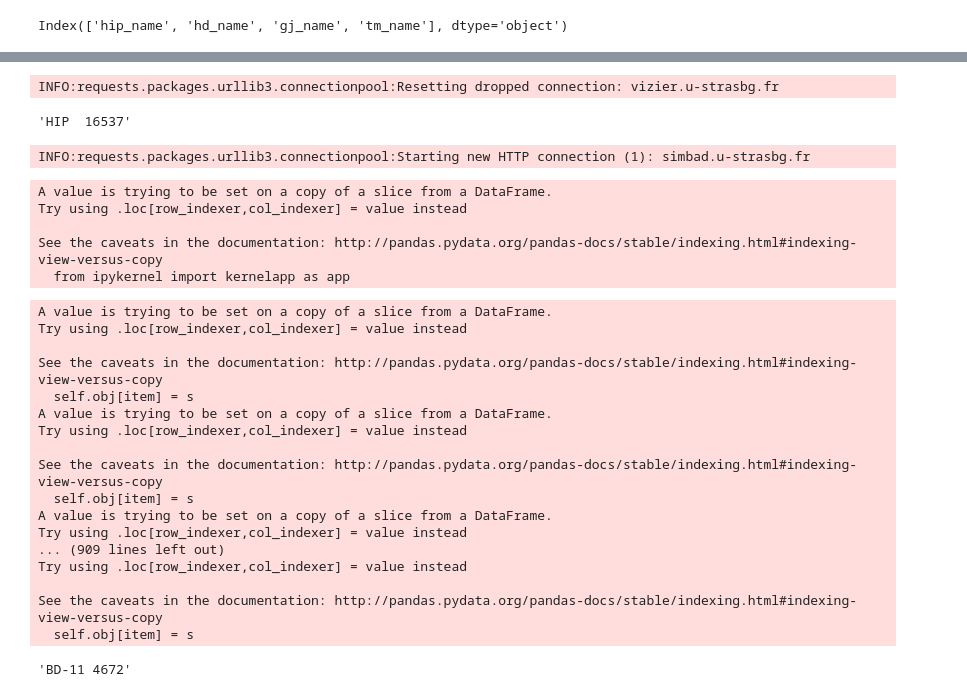
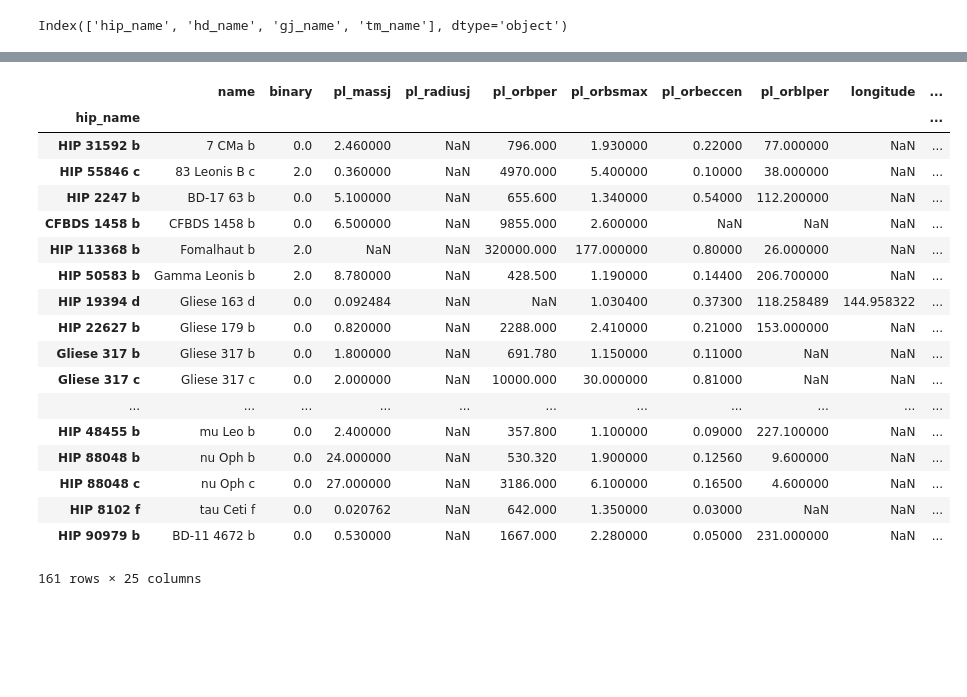
Before and after one commit to douglase/exocat_explorer, a Jupyter notebook: Compare Catalogs.ipynb, the cells around one changed output, grey strips where cells are left out. Cells and saved outputs as stored; diff of their text form; code cells hidden in the pictures; blank space fills up the shorter version.

```diff
--- a/Compare Catalogs.ipynb
+++ b/Compare Catalogs.ipynb
@@ -464,21 +657,0 @@ array(['6 Lyn b6 Lyn b', '61 Vir b61 Vir b', '61 Vir c61 Vir c', ...,
-# %%
-from astroquery.vizier import Vizier
-
-def get_hip(target_name):
-    viz=Vizier.query_object(target_name, catalog="I/311/hip2")
-    if len(viz.values()) ==0:
-        return target_name
-    return "HIP  "+str(viz['I/311/hip2']["HIP"][0])
-get_hip("eps eri")
-# %% [output]
-INFO:requests.packages.urllib3.connectionpool:Resetting dropped connection: vizier.u-strasbg.fr
-'HIP  16537'
-# %%
-import cat_proc
-from importlib import reload
-reload(cat_proc)
-#test that the Simbad query works (need internet...):
-assert cat_proc.get_names("Epsilon Eridani",catalog="HIP") == 'HIP  16537'
-assert get_hip("epsilon eridani") == 'HIP  16537'
-# %% [output]
-INFO:requests.packages.urllib3.connectionpool:Starting new HTTP connection (1): simbad.u-strasbg.fr
@@ -490,35 +658,23 @@ for i in curated["hip_name"].index:
-# %%
-oec_nearby_pd=oec_all_pd[(oec_all_pd["st_dist"]<50) & (oec_all_pd["pl_orbsmax"]>1)]
-oec_nearby_pd["hip_name"]=oec_nearby_pd["name"]
-# %% [output]
-A value is trying to be set on a copy of a slice from a DataFrame.
-Try using .loc[row_indexer,col_indexer] = value instead
-
-See the caveats in the documentation: http://pandas.pydata.org/pandas-docs/stable/indexing.html#indexing-view-versus-copy
-  from ipykernel import kernelapp as app
-# %%
-for i in oec_nearby_pd["hip_name"].index:
-    name = oec_nearby_pd.loc[i,"name"]
-
-    oec_nearby_pd.loc[i,"hip_name"]=(get_hip(name[:-2])+name[-2:]).strip("\n").strip()
-# %% [output]
-A value is trying to be set on a copy of a slice from a DataFrame.
-Try using .loc[row_indexer,col_indexer] = value instead
-
-See the caveats in the documentation: http://pandas.pydata.org/pandas-docs/stable/indexing.html#indexing-view-versus-copy
-  self.obj[item] = s
-A value is trying to be set on a copy of a slice from a DataFrame.
-Try using .loc[row_indexer,col_indexer] = value instead
-
-See the caveats in the documentation: http://pandas.pydata.org/pandas-docs/stable/indexing.html#indexing-view-versus-copy
-  self.obj[item] = s
-A value is trying to be set on a copy of a slice from a DataFrame.
-Try using .loc[row_indexer,col_indexer] = value instead
-... (909 lines left out)
-Try using .loc[row_indexer,col_indexer] = value instead
-
-See the caveats in the documentation: http://pandas.pydata.org/pandas-docs/stable/indexing.html#indexing-view-versus-copy
-  self.obj[item] = s
 # %%
+
+oec_nearby_pd_HP
 # %% [output]
+|  | name | binary | pl_massj | pl_radiusj | pl_orbper | pl_orbsmax | pl_orbeccen | pl_orblper | longitude | ... |
+| hip_name |  |  |  |  |  |  |  |  |  | ... |
+| HIP 31592 b | 7 CMa b | 0.0 | 2.460000 | NaN | 796.000 | 1.930000 | 0.22000 | 77.000000 | NaN | ... |
+| HIP 55846 c | 83 Leonis B c | 2.0 | 0.360000 | NaN | 4970.000 | 5.400000 | 0.10000 | 38.000000 | NaN | ... |
+| HIP 2247 b | BD-17 63 b | 0.0 | 5.100000 | NaN | 655.600 | 1.340000 | 0.54000 | 112.200000 | NaN | ... |
+| CFBDS 1458 b | CFBDS 1458 b | 0.0 | 6.500000 | NaN | 9855.000 | 2.600000 | NaN | NaN | NaN | ... |
+| HIP 113368 b | Fomalhaut b | 2.0 | NaN | NaN | 320000.000 | 177.000000 | 0.80000 | 26.000000 | NaN | ... |
+| HIP 50583 b | Gamma Leonis b | 2.0 | 8.780000 | NaN | 428.500 | 1.190000 | 0.14400 | 206.700000 | NaN | ... |
+| HIP 19394 d | Gliese 163 d | 0.0 | 0.092484 | NaN | NaN | 1.030400 | 0.37300 | 118.258489 | 144.958322 | ... |
+| HIP 22627 b | Gliese 179 b | 0.0 | 0.820000 | NaN | 2288.000 | 2.410000 | 0.21000 | 153.000000 | NaN | ... |
+| Gliese 317 b | Gliese 317 b | 0.0 | 1.800000 | NaN | 691.780 | 1.150000 | 0.11000 | NaN | NaN | ... |
+| Gliese 317 c | Gliese 317 c | 0.0 | 2.000000 | NaN | 10000.000 | 30.000000 | 0.81000 | NaN | NaN | ... |
+| ... | ... | ... | ... | ... | ... | ... | ... | ... | ... | ... |
+| HIP 48455 b | mu Leo b | 0.0 | 2.400000 | NaN | 357.800 | 1.100000 | 0.09000 | 227.100000 | NaN | ... |
+| HIP 88048 b | nu Oph b | 0.0 | 24.000000 | NaN | 530.320 | 1.900000 | 0.12560 | 9.600000 | NaN | ... |
+| HIP 88048 c | nu Oph c | 0.0 | 27.000000 | NaN | 3186.000 | 6.100000 | 0.16500 | 4.600000 | NaN | ... |
+| HIP 8102 f | tau Ceti f | 0.0 | 0.020762 | NaN | 642.000 | 1.350000 | 0.03000 | NaN | NaN | ... |
+| HIP 90979 b | BD-11 4672 b | 0.0 | 0.530000 | NaN | 1667.000 | 2.280000 | 0.05000 | 231.000000 | NaN | ... |
-'BD-11 4672'
+161 rows × 25 columns
```
Also changed, not shown: parts of 24 cells of this notebook, 1 other file.
